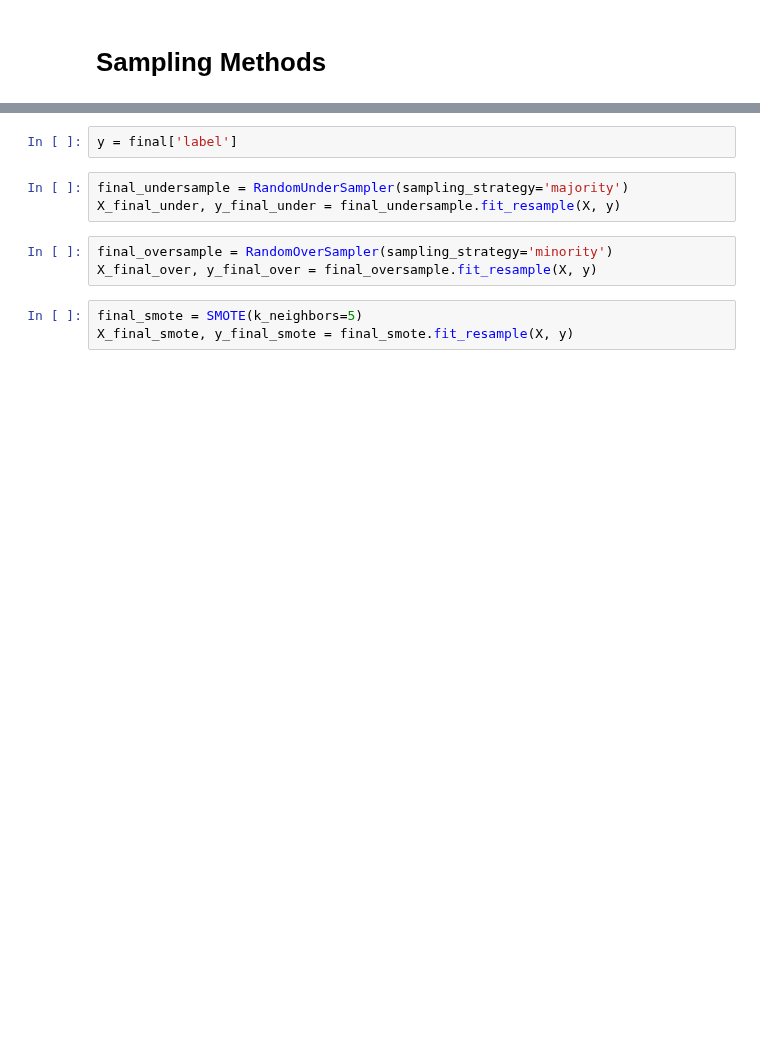
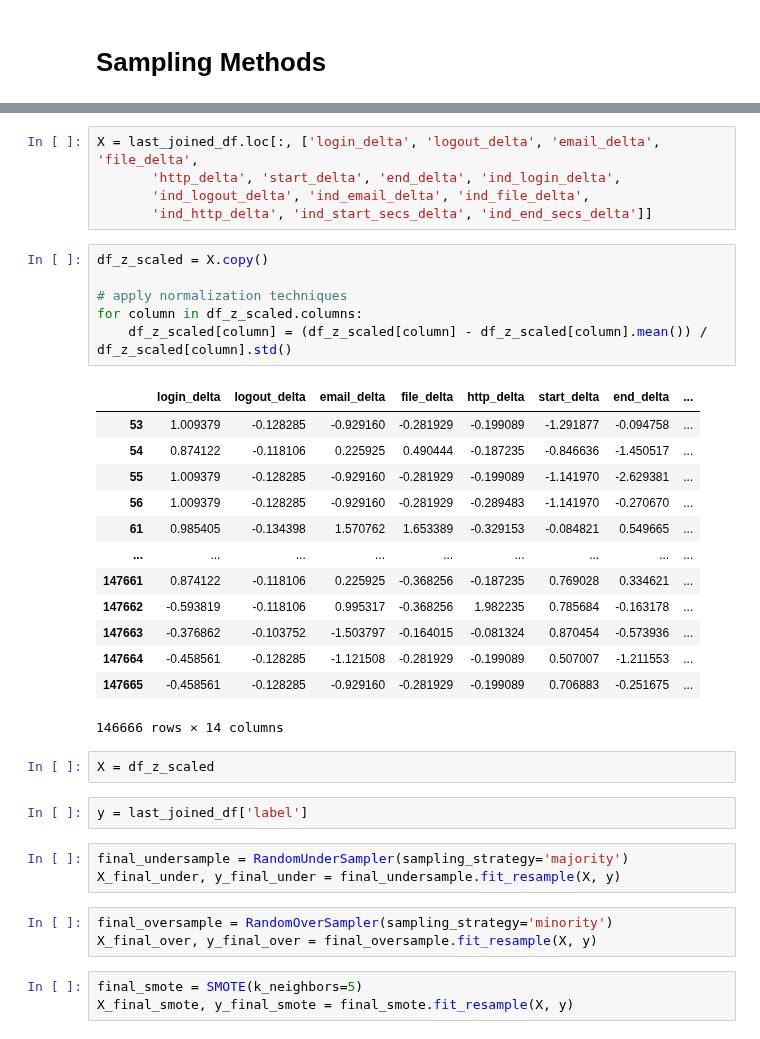
Before and after one commit to kenclements/praxis, a Jupyter notebook: cert-preprocess.ipynb, the cells around one changed output, grey strips where cells are left out. Saved outputs shown, nothing was run; the diff lists cells and outputs as text; blank space fills up the shorter version.

```diff
--- a/cert-preprocess.ipynb
+++ b/cert-preprocess.ipynb
@@ -349,5 +338,32 @@ X = final.loc[:, final.columns != 'label']
+# %%
+X = last_joined_df.loc[:, ['login_delta', 'logout_delta', 'email_delta', 'file_delta',
+       'http_delta', 'start_delta', 'end_delta', 'ind_login_delta',
+       'ind_logout_delta', 'ind_email_delta', 'ind_file_delta',
+       'ind_http_delta', 'ind_start_secs_delta', 'ind_end_secs_delta']]
+# %%
+df_z_scaled = X.copy()
+
+# apply normalization techniques
+for column in df_z_scaled.columns:
+    df_z_scaled[column] = (df_z_scaled[column] - df_z_scaled[column].mean()) / df_z_scaled[column].std()
+# %% [output]
+|  | login_delta | logout_delta | email_delta | file_delta | http_delta | start_delta | end_delta | ... |
+| 53 | 1.009379 | -0.128285 | -0.929160 | -0.281929 | -0.199089 | -1.291877 | -0.094758 | ... |
+| 54 | 0.874122 | -0.118106 | 0.225925 | 0.490444 | -0.187235 | -0.846636 | -1.450517 | ... |
+| 55 | 1.009379 | -0.128285 | -0.929160 | -0.281929 | -0.199089 | -1.141970 | -2.629381 | ... |
+| 56 | 1.009379 | -0.128285 | -0.929160 | -0.281929 | -0.289483 | -1.141970 | -0.270670 | ... |
+| 61 | 0.985405 | -0.134398 | 1.570762 | 1.653389 | -0.329153 | -0.084821 | 0.549665 | ... |
+| ... | ... | ... | ... | ... | ... | ... | ... | ... |
+| 147661 | 0.874122 | -0.118106 | 0.225925 | -0.368256 | -0.187235 | 0.769028 | 0.334621 | ... |
+| 147662 | -0.593819 | -0.118106 | 0.995317 | -0.368256 | 1.982235 | 0.785684 | -0.163178 | ... |
+| 147663 | -0.376862 | -0.103752 | -1.503797 | -0.164015 | -0.081324 | 0.870454 | -0.573936 | ... |
+| 147664 | -0.458561 | -0.128285 | -1.121508 | -0.281929 | -0.199089 | 0.507007 | -1.211553 | ... |
+| 147665 | -0.458561 | -0.128285 | -0.929160 | -0.281929 | -0.199089 | 0.706883 | -0.251675 | ... |
+146666 rows × 14 columns
+# %%
+X = df_z_scaled
 # %%
-y = final['label']
+y = last_joined_df['label']
 # %%
 final_undersample = RandomUnderSampler(sampling_strategy='majority')
 X_final_under, y_final_under = final_undersample.fit_resample(X, y)
```
Also changed, not shown: parts of 61 cells of this notebook.
